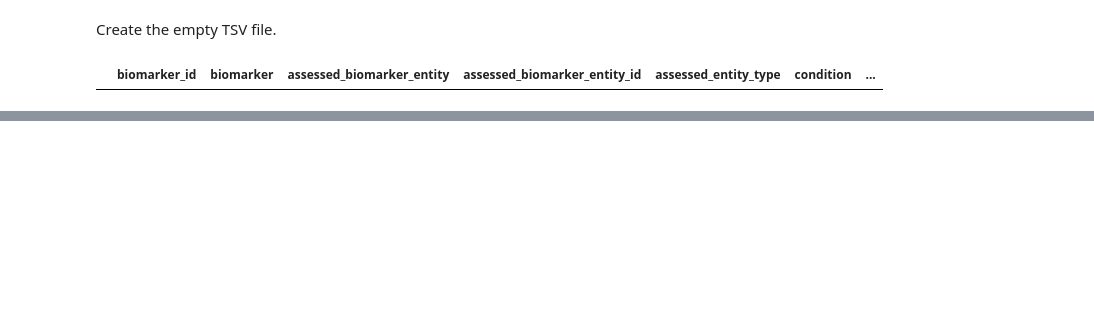
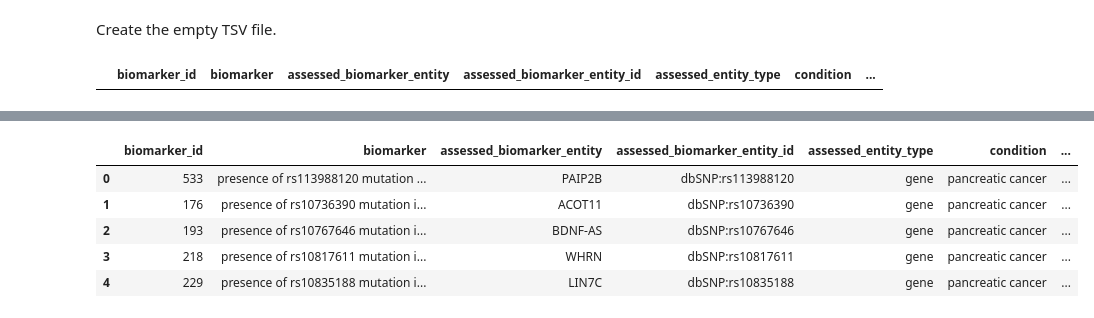
Before and after one commit to clinical-biomarkers/biomarker-partnership, a Jupyter notebook: src/gwas.ipynb, the cells around one changed output, grey strips where cells are left out. Cells and saved outputs as stored; diff of their text form; code cells hidden in the pictures; blank space fills up the shorter version.

```diff
--- a/src/gwas.ipynb
+++ b/src/gwas.ipynb
@@ -117,0 +358,12 @@ df.head()
+# %%
+# drop biomarker_id column and rename tmp_id to biomarker_id
+df = df.drop('biomarker_id', axis = 1)
+df = df.rename(columns = {'tmp_id': 'biomarker_id'})
+df.head()
+# %% [output]
+|  | biomarker_id | biomarker | assessed_biomarker_entity | assessed_biomarker_entity_id | assessed_entity_type | condition | ... |
+| 0 | 533 | presence of rs113988120 mutation ... | PAIP2B | dbSNP:rs113988120 | gene | pancreatic cancer | ... |
+| 1 | 176 | presence of rs10736390 mutation i... | ACOT11 | dbSNP:rs10736390 | gene | pancreatic cancer | ... |
+| 2 | 193 | presence of rs10767646 mutation i... | BDNF-AS | dbSNP:rs10767646 | gene | pancreatic cancer | ... |
+| 3 | 218 | presence of rs10817611 mutation i... | WHRN | dbSNP:rs10817611 | gene | pancreatic cancer | ... |
+| 4 | 229 | presence of rs10835188 mutation i... | LIN7C | dbSNP:rs10835188 | gene | pancreatic cancer | ... |
```
Also changed, not shown: parts of 42 cells of this notebook.
